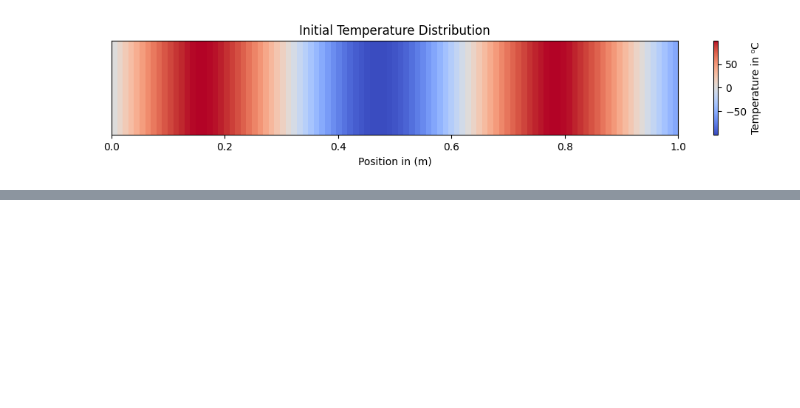
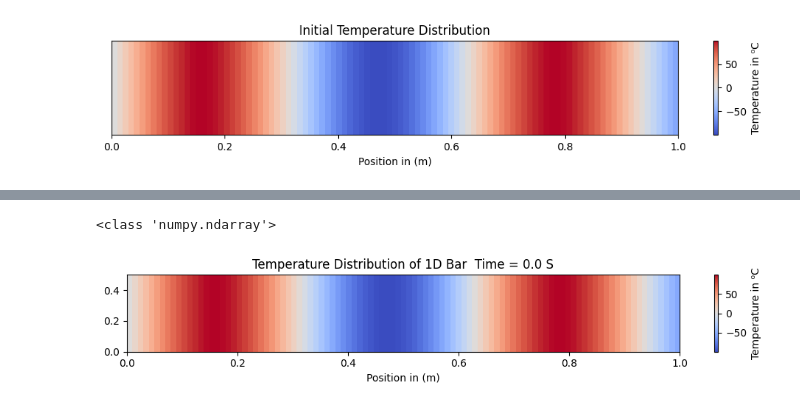
Before and after one commit to tharani2503/Mathematical-Modelling-of-Physical-Systems, a Jupyter notebook: 1D_Heat_Equation/1D_Heat_Equation.ipynb, the cells around one changed output, grey strips where cells are left out. Cells and saved outputs as stored; diff of their text form; code cells hidden in the pictures; blank space fills up the shorter version.

```diff
--- a/1D_Heat_Equation/1D_Heat_Equation.ipynb
+++ b/1D_Heat_Equation/1D_Heat_Equation.ipynb
@@ -73,0 +74,24 @@ anim.save("1D_Heat_Equation.mp4",writer=writer)
+# %%
+## create gif Animation
+import matplotlib.animation as animation
+print(type(Temperature[0]))
+
+fig,ax=plt.subplots(figsize=(10,2))
+extent=[0,1,0,0.5]
+img=ax.imshow(Temperature_initial[np.newaxis,:],cmap="coolwarm",aspect="auto",extent=extent)
+plt.xlabel("Position in (m)")
+plt.colorbar(img,ax=ax,label="Temperature in ⁰C")
+plt.title("Temperature Distribution of 1D Bar" + "Time = {}".format(0) )
+plt.tight_layout()
+
+def animate(i):
+    plt.title("Temperature Distribution of 1D Bar" + "  Time = {} S".format(round(i/100,4)) )
+    img.set_data(Temperature[i][np.newaxis,:])
+    return [img]
+
+anim=animation.FuncAnimation(fig,animate,frames=range(0,int(T/deltt)))
+writer=animation.FFMpegWriter(fps=30)
+anim.save("1D_Heat_Equation.gif",writer=writer)
+# %% [output]
+<class 'numpy.ndarray'>
+[figure, added]
```
Also changed, not shown: parts of 1 cell of this notebook, 5 other files.
